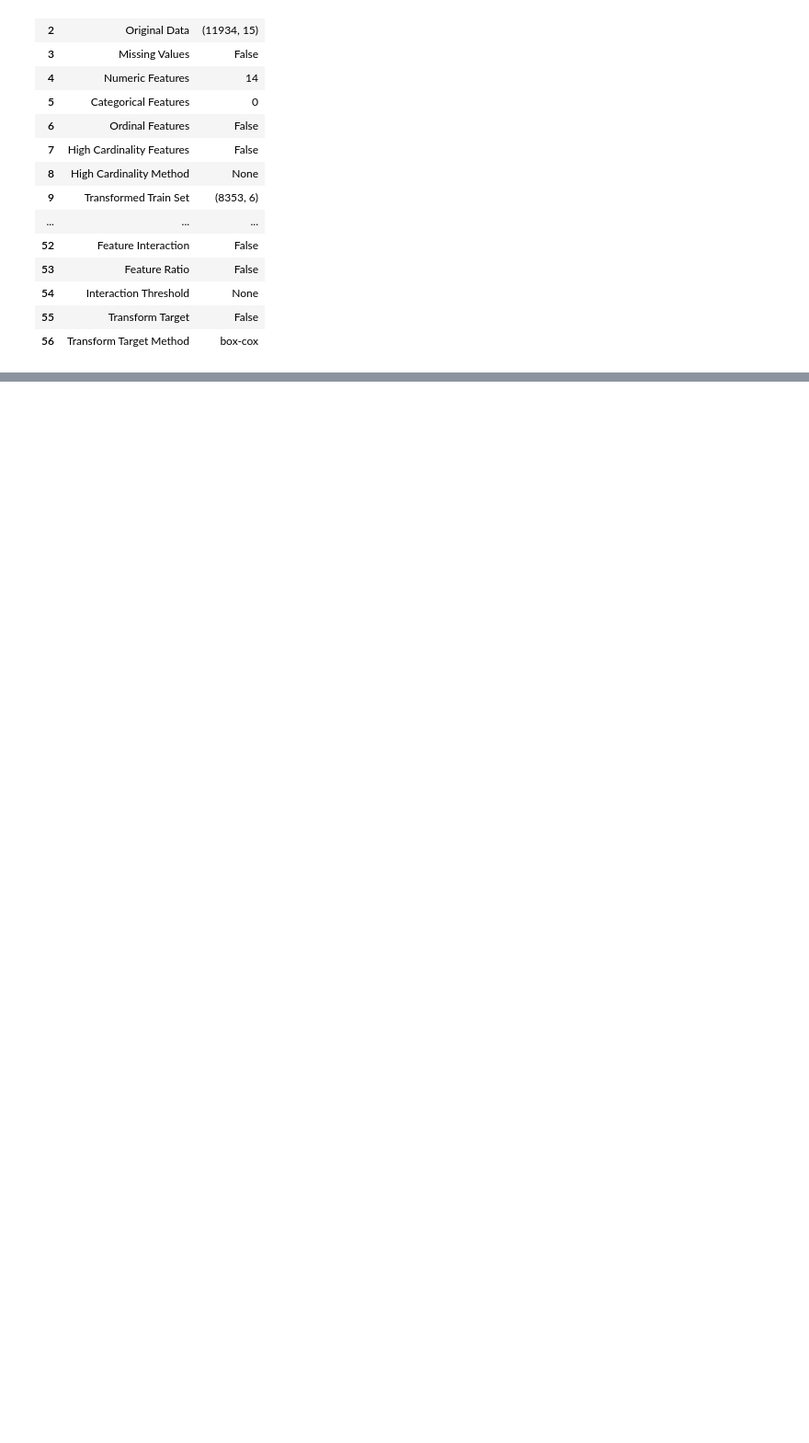
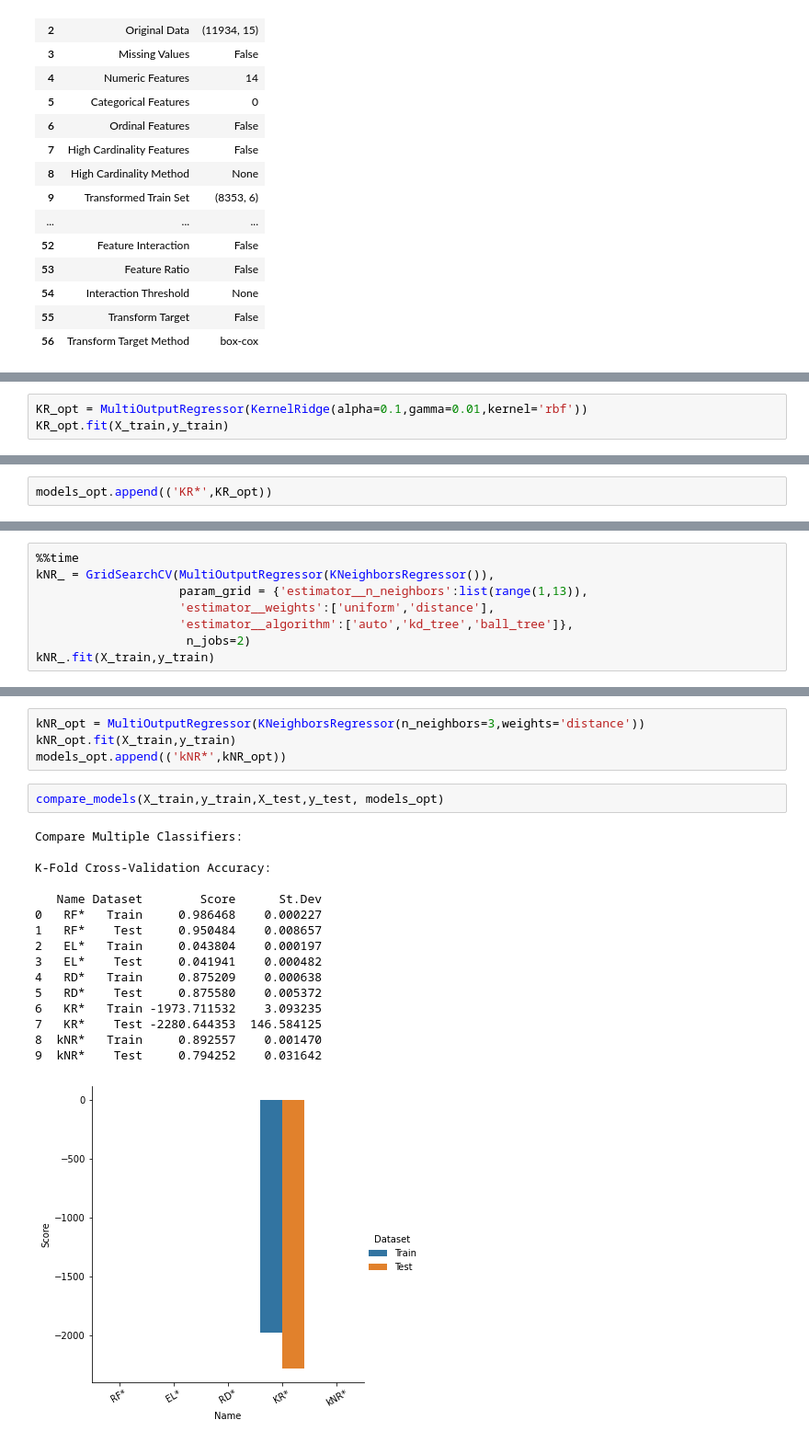
Before and after one commit to maniatisni/DSML-Machine-Learning-Project, a Jupyter notebook: 1st Part (Dataset B).ipynb, the cells around one changed output, grey strips where cells are left out. Shown at 92% size. Drawn from its saved outputs; the diff is of its cells as text; blank space fills up the shorter version.

Commit message:
Needs Some more GridSearchCV

```diff
--- a/1st Part (Dataset B).ipynb
+++ b/1st Part (Dataset B).ipynb
@@ -245,0 +366,3 @@ PowerTransformedTargetRegressor(bootstrap=False, ccp_alpha=0.0, criterion='mse',
+# %%
+KR_opt = MultiOutputRegressor(KernelRidge(alpha=0.1,gamma=0.01,kernel='rbf'))
+KR_opt.fit(X_train,y_train)
@@ -245,0 +371,2 @@ PowerTransformedTargetRegressor(bootstrap=False, ccp_alpha=0.0, criterion='mse',
+# %%
+models_opt.append(('KR*',KR_opt))
@@ -245,0 +387,8 @@ PowerTransformedTargetRegressor(bootstrap=False, ccp_alpha=0.0, criterion='mse',
+# %%
+%%time
+kNR_ = GridSearchCV(MultiOutputRegressor(KNeighborsRegressor()),
+                    param_grid = {'estimator__n_neighbors':list(range(1,13)),
+                    'estimator__weights':['uniform','distance'],
+                    'estimator__algorithm':['auto','kd_tree','ball_tree']},
+                     n_jobs=2)
+kNR_.fit(X_train,y_train)
@@ -245,0 +409,23 @@ PowerTransformedTargetRegressor(bootstrap=False, ccp_alpha=0.0, criterion='mse',
+# %%
+kNR_opt = MultiOutputRegressor(KNeighborsRegressor(n_neighbors=3,weights='distance'))
+kNR_opt.fit(X_train,y_train)
+models_opt.append(('kNR*',kNR_opt))
+# %%
+compare_models(X_train,y_train,X_test,y_test, models_opt)
+# %% [output]
+Compare Multiple Classifiers:
+
+K-Fold Cross-Validation Accuracy:
+
+   Name Dataset        Score      St.Dev
+0   RF*   Train     0.986468    0.000227
+1   RF*    Test     0.950484    0.008657
+2   EL*   Train     0.043804    0.000197
+3   EL*    Test     0.041941    0.000482
+4   RD*   Train     0.875209    0.000638
+5   RD*    Test     0.875580    0.005372
+6   KR*   Train -1973.711532    3.093235
+7   KR*    Test -2280.644353  146.584125
+8  kNR*   Train     0.892557    0.001470
+9  kNR*    Test     0.794252    0.031642
+[figure, added]
```
Also changed, not shown: parts of 55 cells of this notebook.
